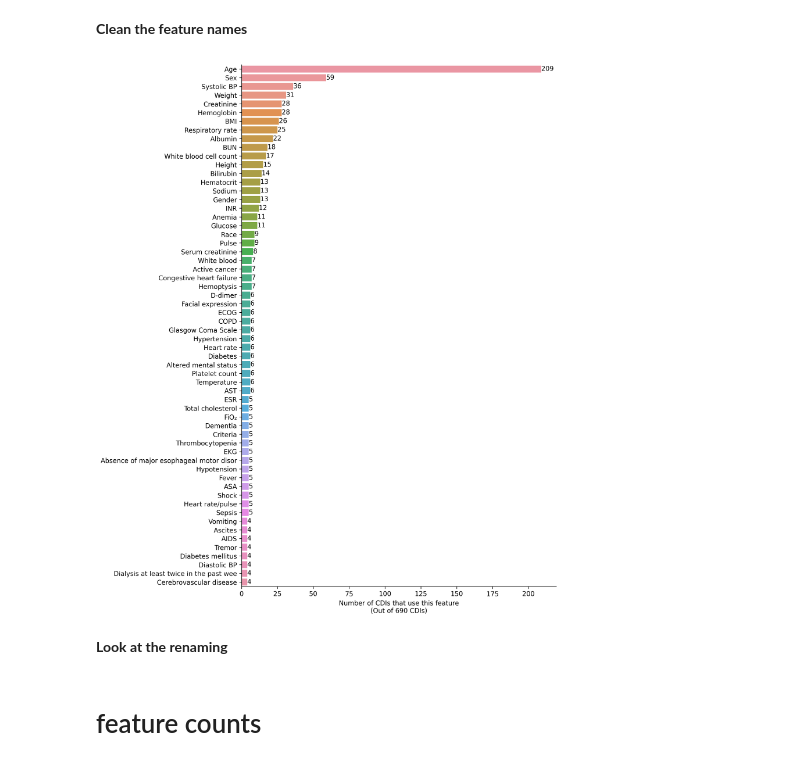
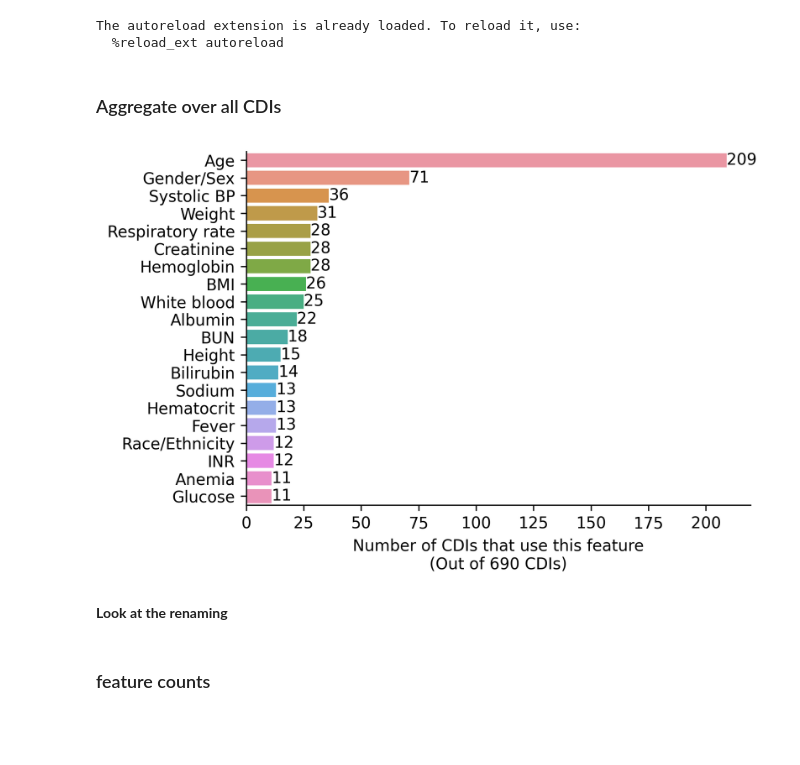
Before and after one commit to csinva/clinical-rule-analysis, a Jupyter notebook: notebooks/04_feature_counting.ipynb, the cells around one changed output. Cells and saved outputs as stored; diff of their text form; code cells hidden in the pictures; blank space fills up the shorter version.

Commit message:
merge feature plots into single table

```diff
--- a/notebooks/04_feature_counting.ipynb
+++ b/notebooks/04_feature_counting.ipynb
@@ -9,7 +9,7 @@ import numpy as np
 import pandas as pd
 import seaborn as sns
 
-import clean
+import mdcalc
 import viz
 
 plt.style.use('default')
@@ -19,7 +19,7 @@ df = pd.read_pickle('../data/cdis_with_schemas_cleaned.pkl')
 
 def get_feature_names_list(schema):
     if isinstance(schema, list):
-        return [clean.clean_feature_name(s['label_en']) if 'label_en' in s else 'unknown'
+        return [mdcalc.clean_feature_name(s['label_en']) if 'label_en' in s else 'unknown'
                 for s in schema]
     else:
         return []
@@ -30,5 +30,7 @@ def remove_unknown(x):
 
 df['feature_names'] = df['input_schema'].apply(get_feature_names_list)
 df['feature_names'] = df['feature_names'].apply(remove_unknown)
+df['feature_names_unique'] = df['feature_names'].apply(mdcalc.get_renamed_unique_feature_names_from_list)
+# %% [output]
+The autoreload extension is already loaded. To reload it, use:
+  %reload_ext autoreload
-# %% [markdown]
-**Clean the feature names**
@@ -43,15 +37,25 @@ feat_names = pd.Series(counts.index)
+# %% [markdown]
+### Aggregate over all CDIs
 # %%
-plt.figure(figsize=(10, 12), dpi=300, facecolor='w')
-N = 60
+all_words = sum(df['feature_names_unique'], [])  # concatenate all list
+all_words = pd.Series(all_words)
+# all_words = all_words[~(all_words == 'unknown')] # not necessary, already handleed
+counts = all_words.value_counts()
+feat_names = pd.Series(counts.index)
+
+
+counts.head(30)
+plt.figure(figsize=(6, 4), dpi=300, facecolor='w')
+N = 20
 # plt.grid()
 ax = sns.barplot(y=feat_names[:N].apply(lambda x: x[:39]),
                  x=counts.values[:N], orient='h')
 ax.bar_label(ax.containers[0])
 plt.xlabel(f'Number of CDIs that use this feature\n(Out of {df.shape[0]} CDIs)')
 plt.tight_layout()
 viz.savefig('common_features')
 # %% [output]
-[figure, old version]
+[figure, new version]
 # %% [markdown]
 **Look at the renaming**
 # %%
@@ -62,4 +66,4 @@ idxs_same = df_print['Chandan rename'] == df_print['Original feature']
 df_print['Chandan rename'][idxs_same] = ''
 df_print.to_csv('../data/renaming/features.csv', index=False)
 # %% [markdown]
-# feature counts
+### feature counts
```
Also changed, not shown: parts of 5 cells of this notebook, 30 other files.
